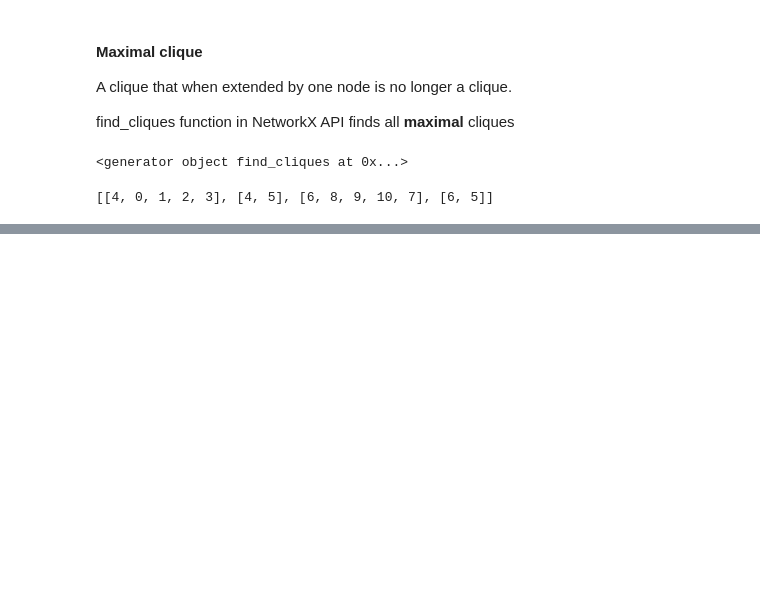
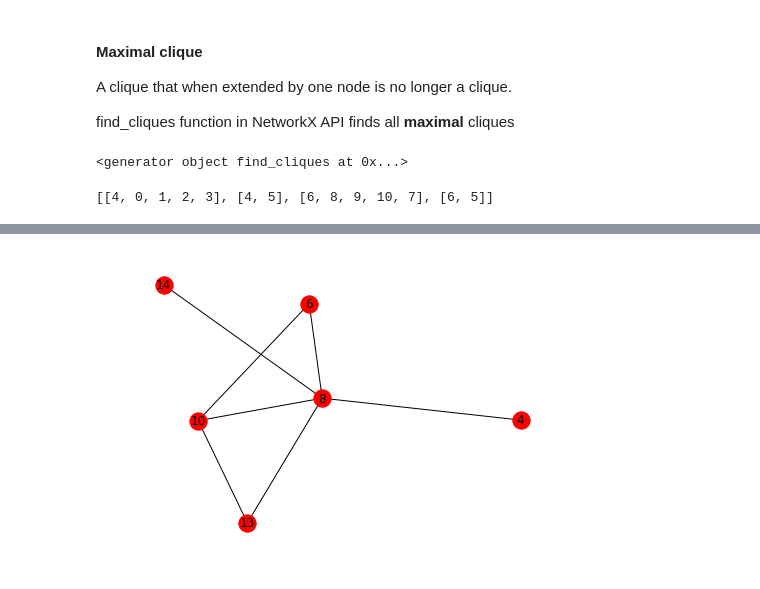
Before and after one commit to sushant2811/NetworkAnalysis, a Jupyter notebook: networkAnalysis.ipynb, the cells around one changed output, grey strips where cells are left out. Drawn from its saved outputs; the diff is of its cells as text; code cells hidden in the pictures; blank space fills up the shorter version.

```diff
--- a/networkAnalysis.ipynb
+++ b/networkAnalysis.ipynb
@@ -401,0 +419,2 @@ nx.draw(Gbarbell)
+# %%
+nodes.append(8)
@@ -401,0 +425,2 @@ nx.draw(Gbarbell)
+# %%
+G8 = G.subgraph(nodes)
@@ -401,0 +431,4 @@ nx.draw(Gbarbell)
+# %%
+nx.draw(G8, with_labels=True)
+# %% [output]
+[figure, added]
```
Also changed, not shown: parts of 24 cells of this notebook.
